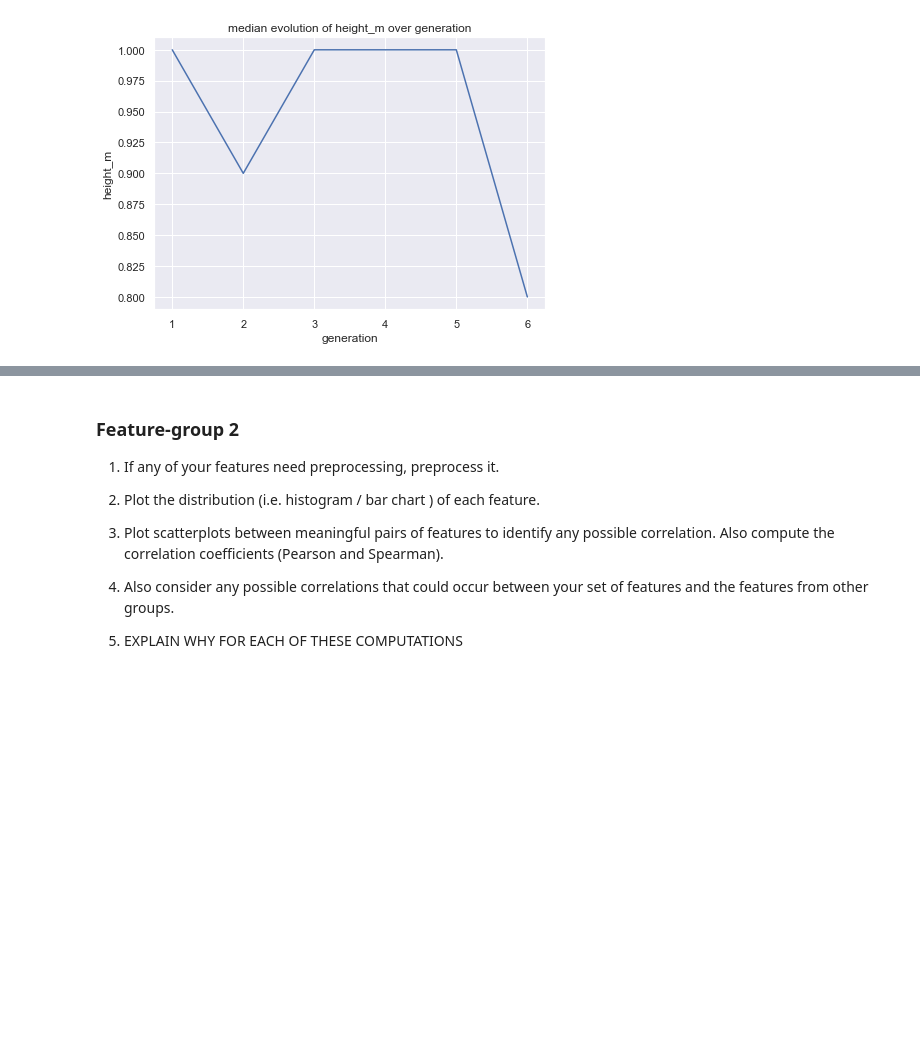
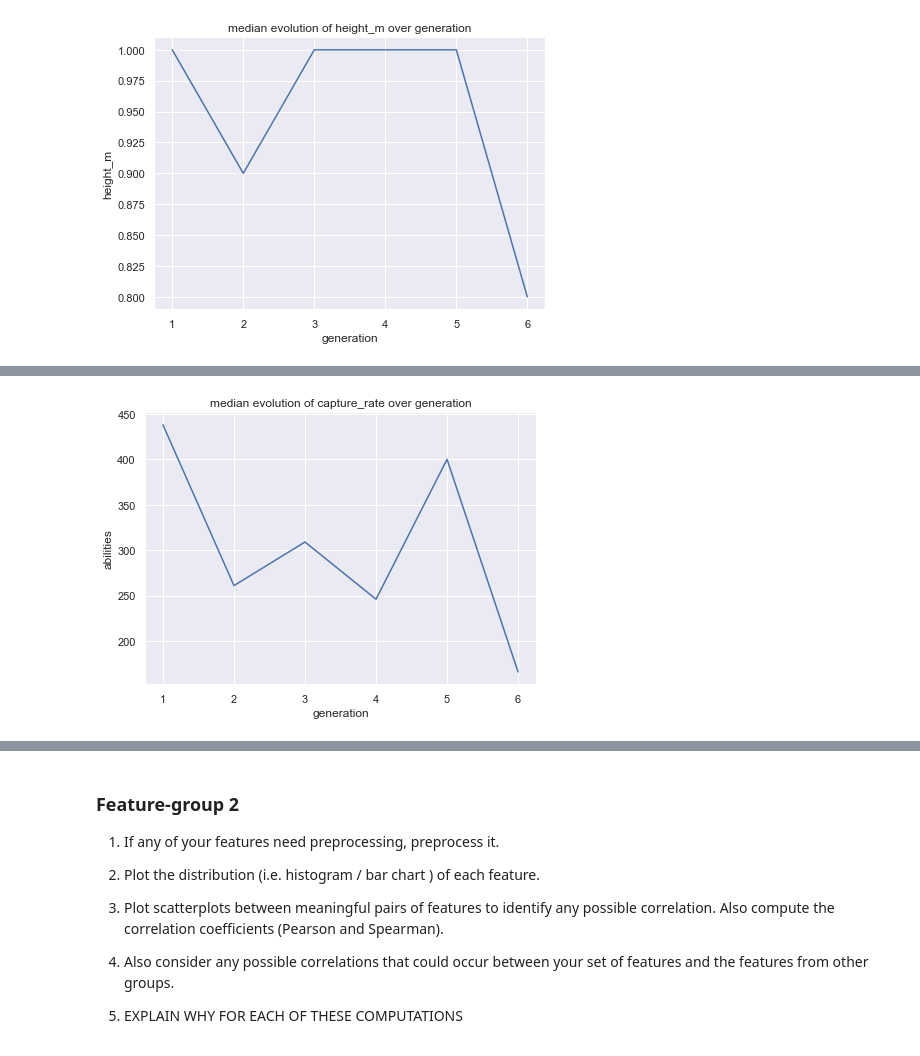
Before and after one commit to com-480-data-visualization/com-480-project-analaktycs, a Jupyter notebook: Milestone1.ipynb, the cells around one changed output, grey strips where cells are left out. Saved outputs shown, nothing was run; the diff lists cells and outputs as text; code cells hidden in the pictures; blank space fills up the shorter version.

```diff
--- a/Milestone1.ipynb
+++ b/Milestone1.ipynb
@@ -317,0 +358,7 @@ ax = sns.lineplot(x="generation", y="height_m",data=med_growth_evol)
+# %%
+#most present abilities all generation toguether
+top_abs=df_groupe1.groupby('generation')['abilities'].apply(lambda x: x.explode())\
+                                             .to_frame().count(level='generation')\
+                                             .reset_index()
+
+top_abs.head()
@@ -317,0 +372,6 @@ ax = sns.lineplot(x="generation", y="height_m",data=med_growth_evol)
+# %%
+plt.figure(figsize=(7,5))
+plt.title('median evolution of capture_rate over generation')
+ax = sns.lineplot(x="generation", y="abilities",data=top_abs)
+# %% [output]
+[figure, added]
```
Also changed, not shown: parts of 19 cells of this notebook.
